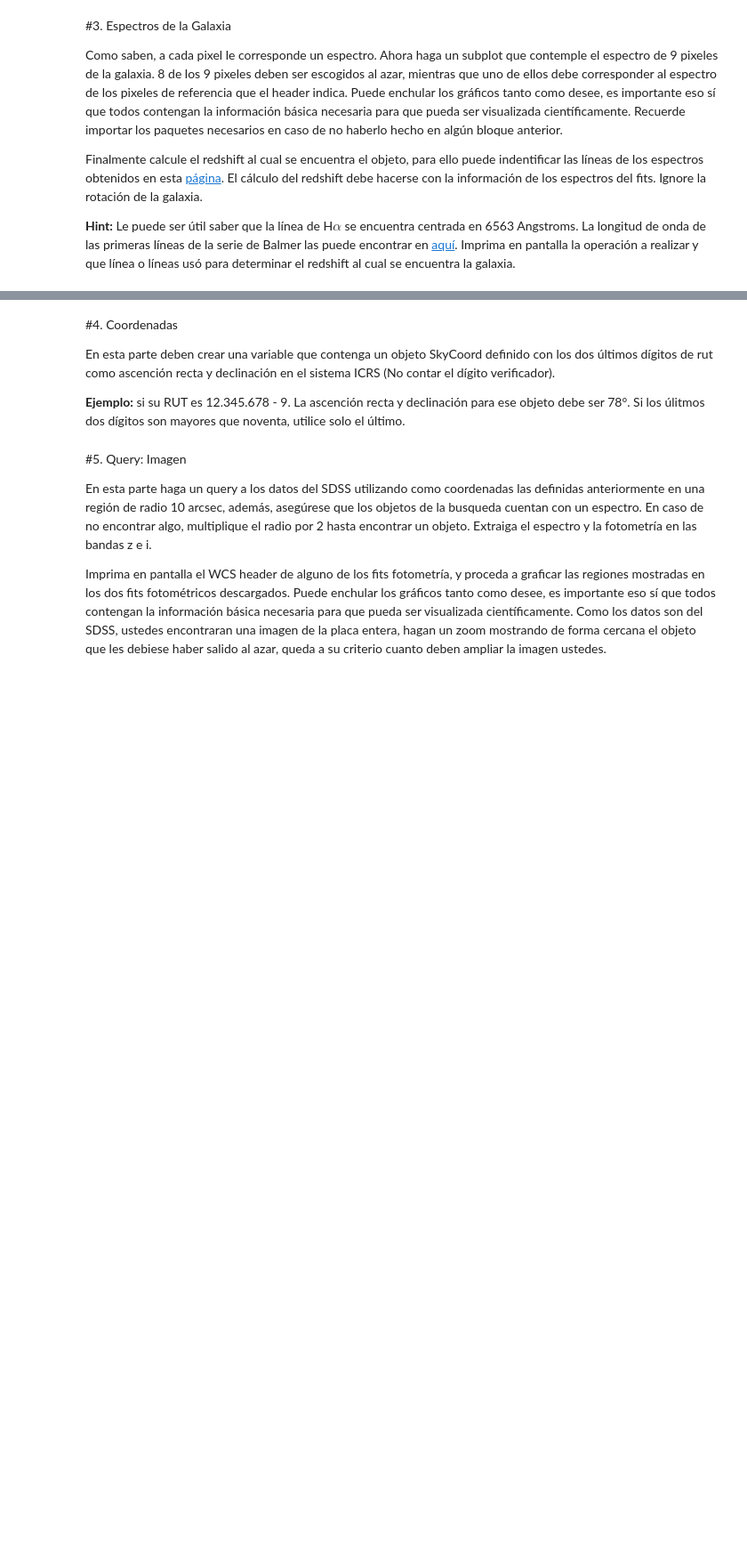
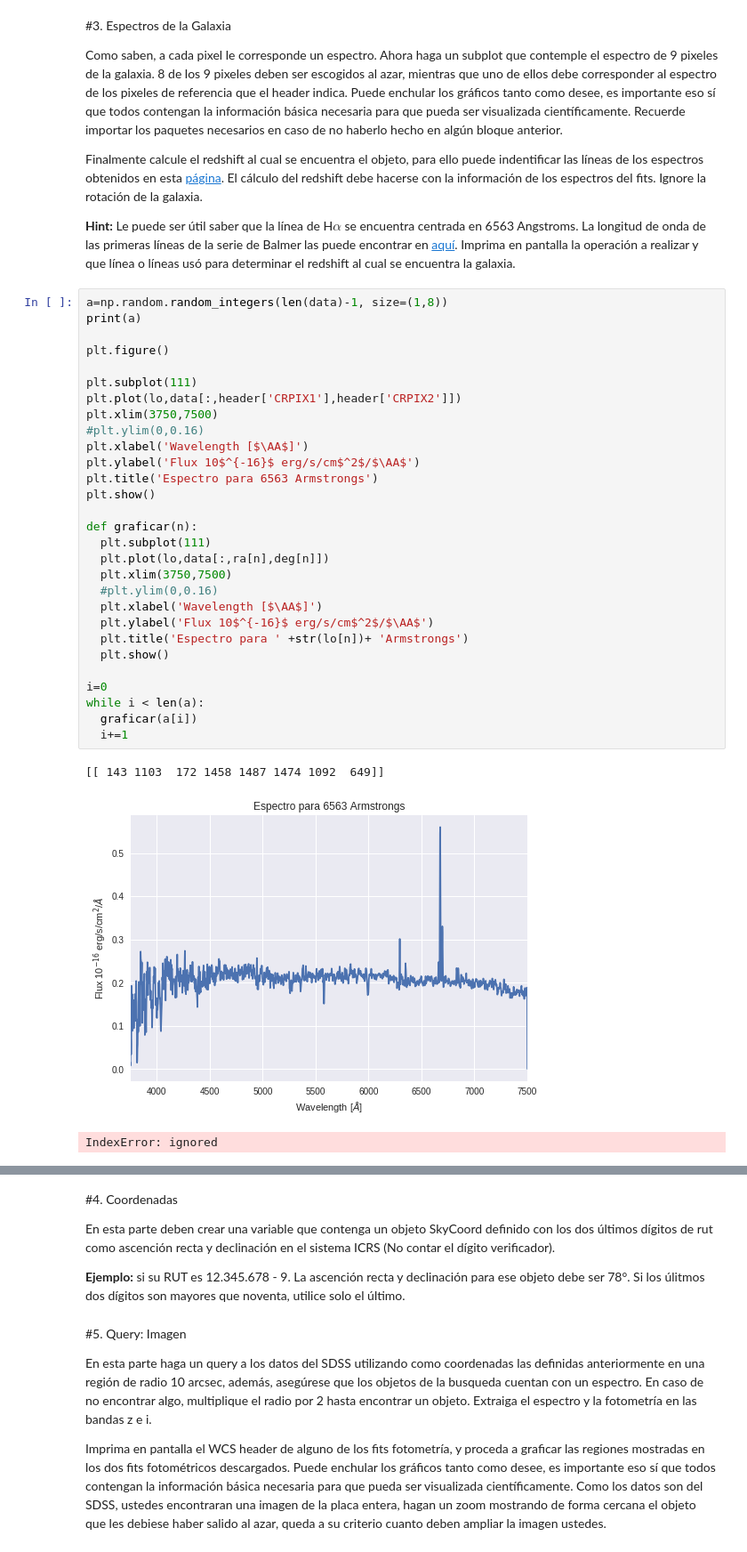
Before and after one commit to DiegoRomanCortes/minitarea4, a Jupyter notebook: minitarea4.ipynb, the cells around one changed output, grey strips where cells are left out. Shown: that part at 89% size. Saved outputs shown, nothing was run; the diff lists cells and outputs as text; blank space fills up the shorter version.

Commit message:
intento de avance en espectro(seccion 3)

```diff
--- a/minitarea4.ipynb
+++ b/minitarea4.ipynb
@@ -174,3 +185,36 @@ Como saben, a cada pixel le corresponde un espectro. Ahora haga un subplot que c
 Finalmente calcule el redshift al cual se encuentra el objeto, para ello puede indentificar las líneas de los espectros obtenidos en esta [página](http://skyserver.sdss.org/dr15/en/tools/chart/navi.aspx). El cálculo del redshift debe hacerse con la información de los espectros del fits. Ignore la rotación de la galaxia.
 
 **Hint:** Le puede ser útil saber que la línea de H$\alpha$ se encuentra centrada en 6563 Angstroms. La longitud de onda de las primeras líneas de la serie de Balmer las puede encontrar en [aquí](https://es.wikipedia.org/wiki/L%C3%ADneas_de_Balmer). Imprima en pantalla la operación a realizar y que línea o líneas usó para determinar el redshift al cual se encuentra la galaxia.
+# %%
+a=np.random.random_integers(len(data)-1, size=(1,8))
+print(a)
+
+plt.figure()
+
+plt.subplot(111)
+plt.plot(lo,data[:,header['CRPIX1'],header['CRPIX2']])
+plt.xlim(3750,7500)
+#plt.ylim(0,0.16)
+plt.xlabel('Wavelength [$\AA$]')
+plt.ylabel('Flux 10$^{-16}$ erg/s/cm$^2$/$\AA$')
+plt.title('Espectro para 6563 Armstrongs')
+plt.show()
+
+def graficar(n):
+  plt.subplot(111)
+  plt.plot(lo,data[:,ra[n],deg[n]])
+  plt.xlim(3750,7500)
+  #plt.ylim(0,0.16)
+  plt.xlabel('Wavelength [$\AA$]')
+  plt.ylabel('Flux 10$^{-16}$ erg/s/cm$^2$/$\AA$')
+  plt.title('Espectro para ' +str(lo[n])+ 'Armstrongs')
+  plt.show()
+
+i=0
+while i < len(a):
+  graficar(a[i])
+  i+=1
+# %% [output]
+[[ 143 1103  172 1458 1487 1474 1092  649]]
+[figure, added]
+IndexError: ignored
```
Also changed, not shown: parts of 2 cells of this notebook.
